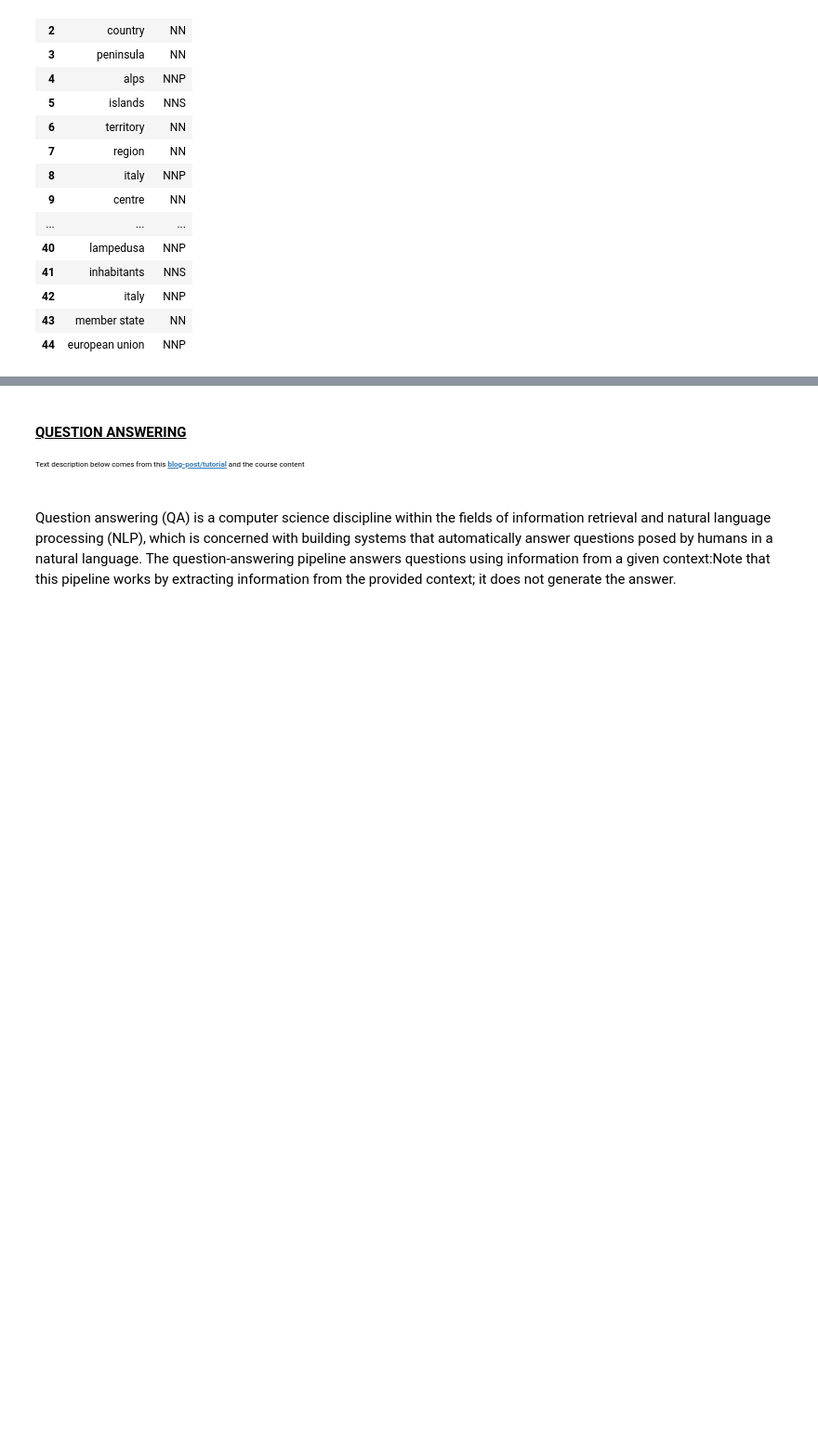
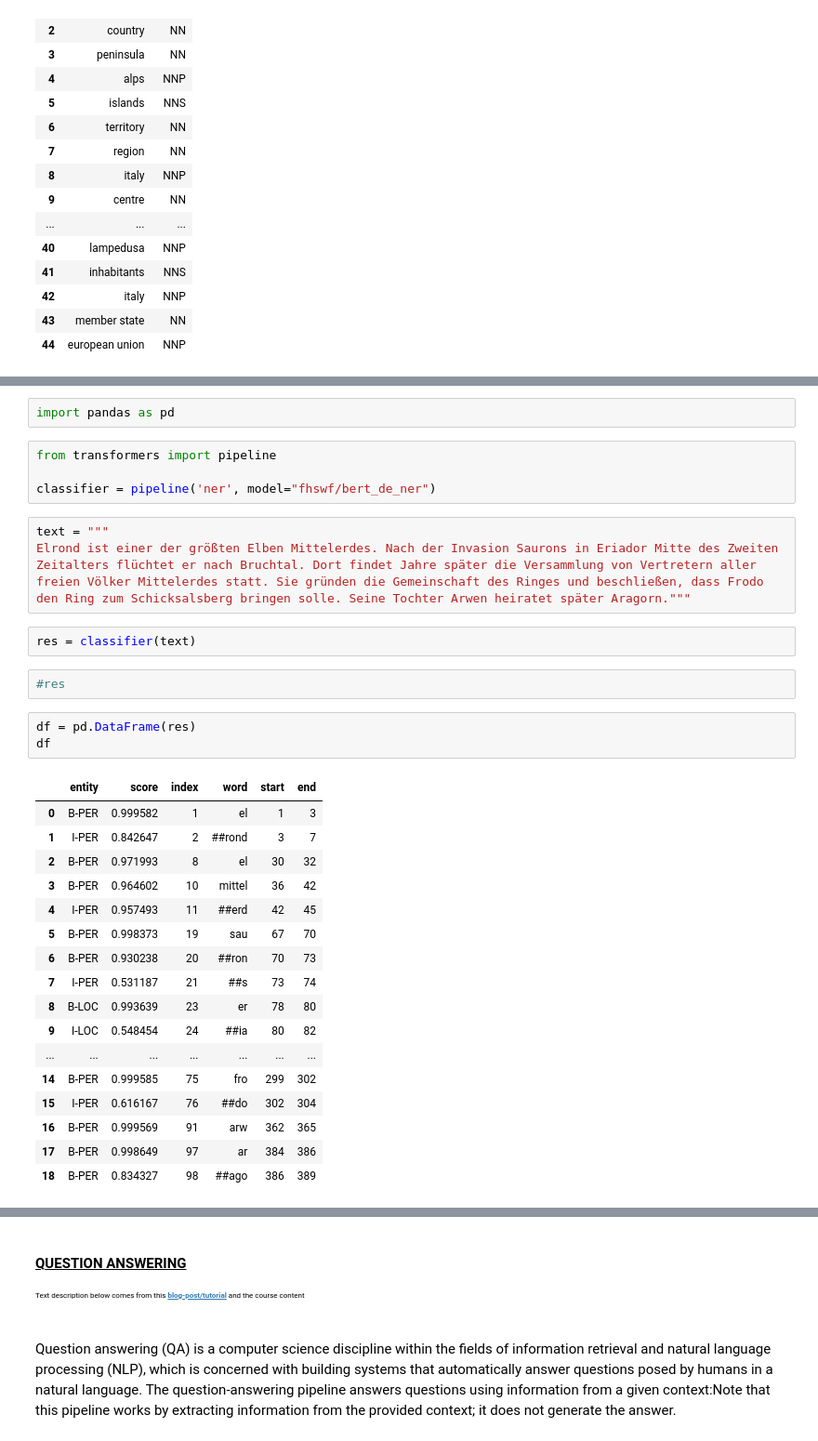
Before and after one commit to aydinmyilmaz/Transformers-Tutorials, a Jupyter notebook: hf_transformers_for_ICT_JF.ipynb, the cells around one changed output, grey strips where cells are left out. Shown at 93% size. Cells and saved outputs as stored; diff of their text form; blank space fills up the shorter version.

```diff
--- a/hf_transformers_for_ICT_JF.ipynb
+++ b/hf_transformers_for_ICT_JF.ipynb
@@ -964,0 +967,34 @@ df
+# %%
+import pandas as pd
+# %%
+from transformers import pipeline
+
+classifier = pipeline('ner', model="fhswf/bert_de_ner")
+# %%
+text = """
+Elrond ist einer der größten Elben Mittelerdes. Nach der Invasion Saurons in Eriador Mitte des Zweiten Zeitalters flüchtet er nach Bruchtal. Dort findet Jahre später die Versammlung von Vertretern aller freien Völker Mittelerdes statt. Sie gründen die Gemeinschaft des Ringes und beschließen, dass Frodo den Ring zum Schicksalsberg bringen solle. Seine Tochter Arwen heiratet später Aragorn."""
+# %%
+res = classifier(text)
+# %%
+#res
+# %%
+df = pd.DataFrame(res)
+df
+# %% [output]
+|  | entity | score | index | word | start | end |
+| 0 | B-PER | 0.999582 | 1 | el | 1 | 3 |
+| 1 | I-PER | 0.842647 | 2 | ##rond | 3 | 7 |
+| 2 | B-PER | 0.971993 | 8 | el | 30 | 32 |
+| 3 | B-PER | 0.964602 | 10 | mittel | 36 | 42 |
+| 4 | I-PER | 0.957493 | 11 | ##erd | 42 | 45 |
+| 5 | B-PER | 0.998373 | 19 | sau | 67 | 70 |
+| 6 | B-PER | 0.930238 | 20 | ##ron | 70 | 73 |
+| 7 | I-PER | 0.531187 | 21 | ##s | 73 | 74 |
+| 8 | B-LOC | 0.993639 | 23 | er | 78 | 80 |
+| 9 | I-LOC | 0.548454 | 24 | ##ia | 80 | 82 |
+| ... | ... | ... | ... | ... | ... | ... |
+| 14 | B-PER | 0.999585 | 75 | fro | 299 | 302 |
+| 15 | I-PER | 0.616167 | 76 | ##do | 302 | 304 |
+| 16 | B-PER | 0.999569 | 91 | arw | 362 | 365 |
+| 17 | B-PER | 0.998649 | 97 | ar | 384 | 386 |
+| 18 | B-PER | 0.834327 | 98 | ##ago | 386 | 389 |
```
Also changed, not shown: parts of 2 cells of this notebook.
